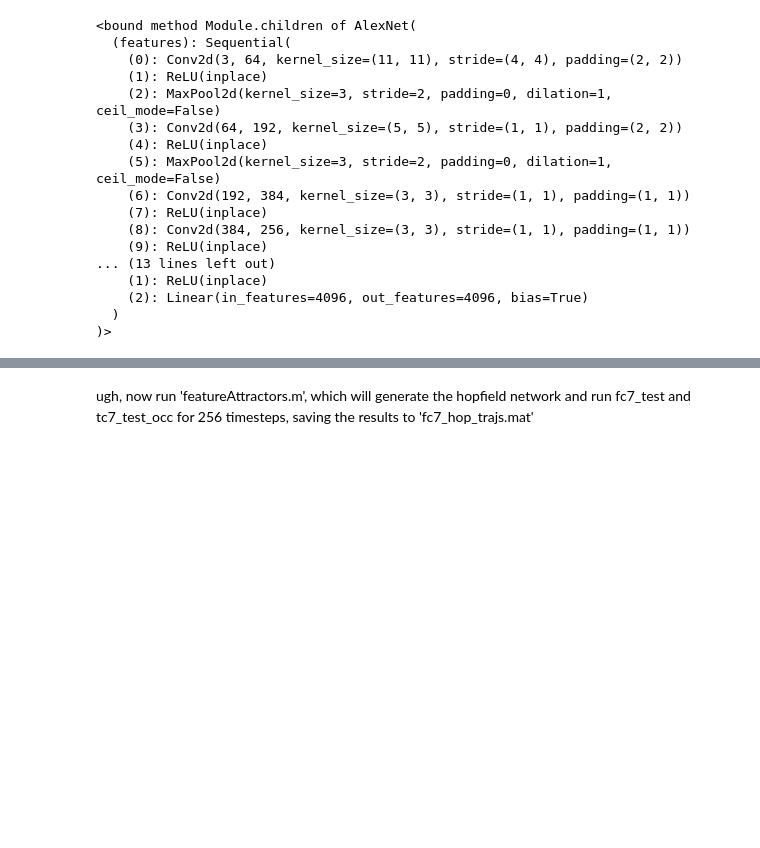
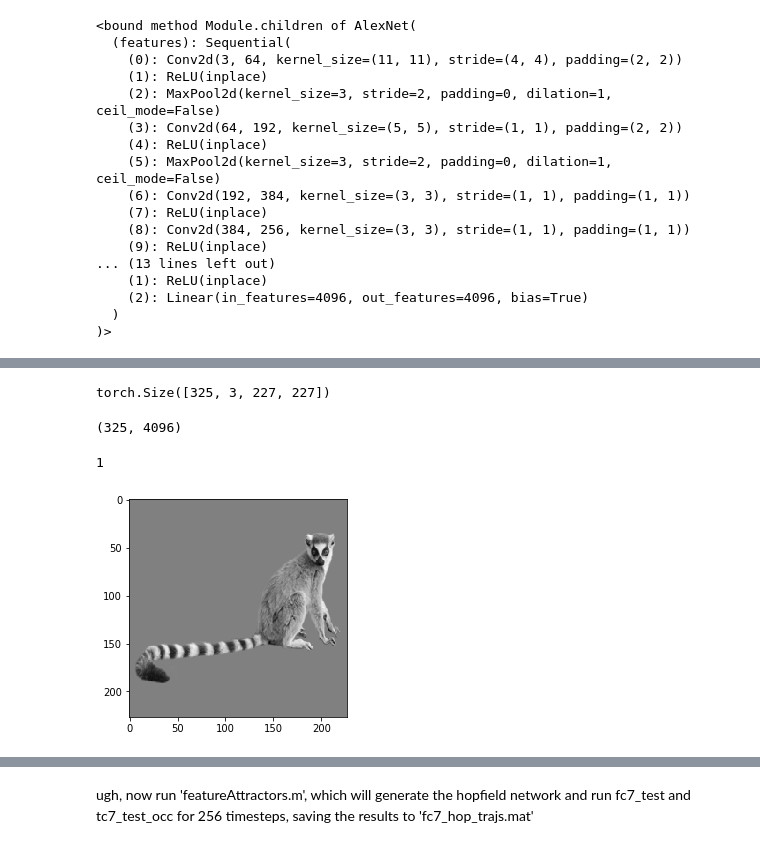
Before and after one commit to JoelDapello/rnnManifolds, a Jupyter notebook: alexnetAttractor/AlexNet_13k.ipynb, the cells around one changed output, grey strips where cells are left out. Drawn from its saved outputs; the diff is of its cells as text; code cells hidden in the pictures; blank space fills up the shorter version.

```diff
--- a/alexnetAttractor/AlexNet_13k.ipynb
+++ b/alexnetAttractor/AlexNet_13k.ipynb
@@ -222,0 +133,28 @@ savemat('../occlusion-classification/data/fc7_features.mat', {
+# %%
+X.shape
+# %% [output]
+torch.Size([325, 3, 227, 227])
+# %%
+## run whole images through, extracting fc7 represenations
+impath = '../imageData/fullImages_325.mat'
+X = getWholeImages(impath)
+X = torch.tensor(X).float()
+out = model.forward(X)
+fc7_full = out['fc7'].detach().numpy()
+fc7_object_id = np.arange(len(fc7_full))
+# %%
+fc7_full.shape
+# %% [output]
+(325, 4096)
+# %%
+occludedImgFile = h5py.File('../imageData/occludedImgs_13000.mat', 'r')
+# %%
+i = 40
+# plt.imshow(np.transpose(getOccludedImgsByIdx(occludedImgFile,i)[10],(1,2,0)))
+plt.imshow(np.transpose(X[i],(1,2,0)))
+imstack_i = getOccludedImgsByIdx(occludedImgFile,i)
+imstack_i = torch.tensor(imstack_i[::2]).float()
+classes[i]
+# %% [output]
+1
+[figure, added]
```
Also changed, not shown: parts of 20 cells of this notebook, 6 other files.
